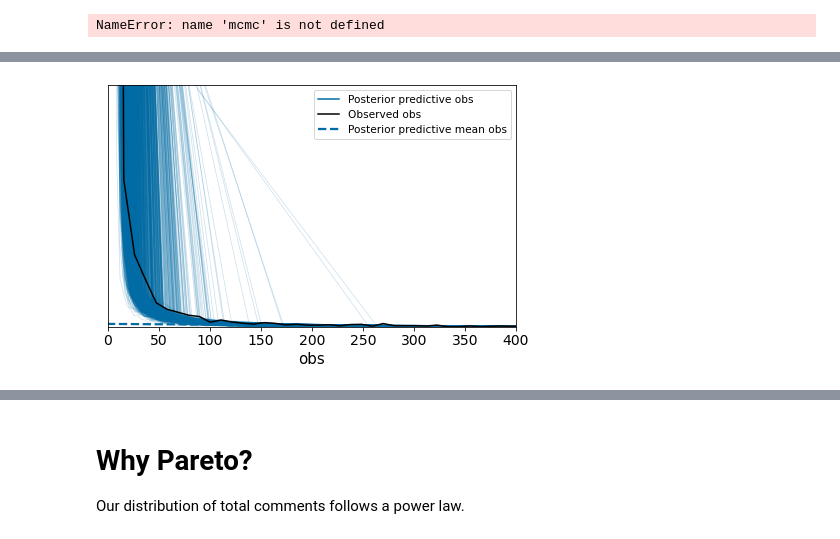
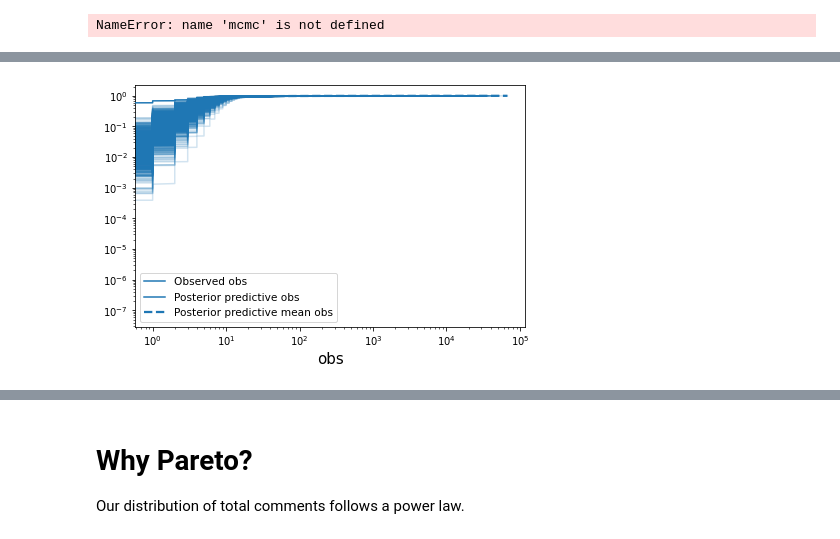
Before and after one commit to ageil/Probabilistic-Programming, a Jupyter notebook: model/TypeLevelModel.ipynb, the cells around one changed output, grey strips where cells are left out. Saved outputs shown, nothing was run; the diff lists cells and outputs as text; code cells hidden in the pictures.

Commit message:
improved posterior predictive check plot

```diff
--- a/model/TypeLevelModel.ipynb
+++ b/model/TypeLevelModel.ipynb
@@ -614,11 +585,12 @@ svi_az.add_groups({'posterior': {'phi': svi_samples['phi'], 'eta': svi_samples['
 # %%
 svi_az.add_groups({'observed_data': {'obs': y_train.reshape(1,1,-1)}})
 # %%
-az.plot_ppc(svi_az)
-#plt.xscale('log')
-#plt.yscale('log')
-plt.xlim(0, 400)
-plt.ylim(0, 0.05)
+az.plot_ppc(svi_az, kind='cumulative')
+plt.xscale('log')
+plt.yscale('log')
+#plt.xlim(0, 400)
+#plt.ylim(0, 0.05)
+plt.set_cmap('jet')
 plt.show()
 # %% [output]
-[figure, old version]
+[figure, new version]
```
Also changed, not shown: parts of 15 cells of this notebook.
